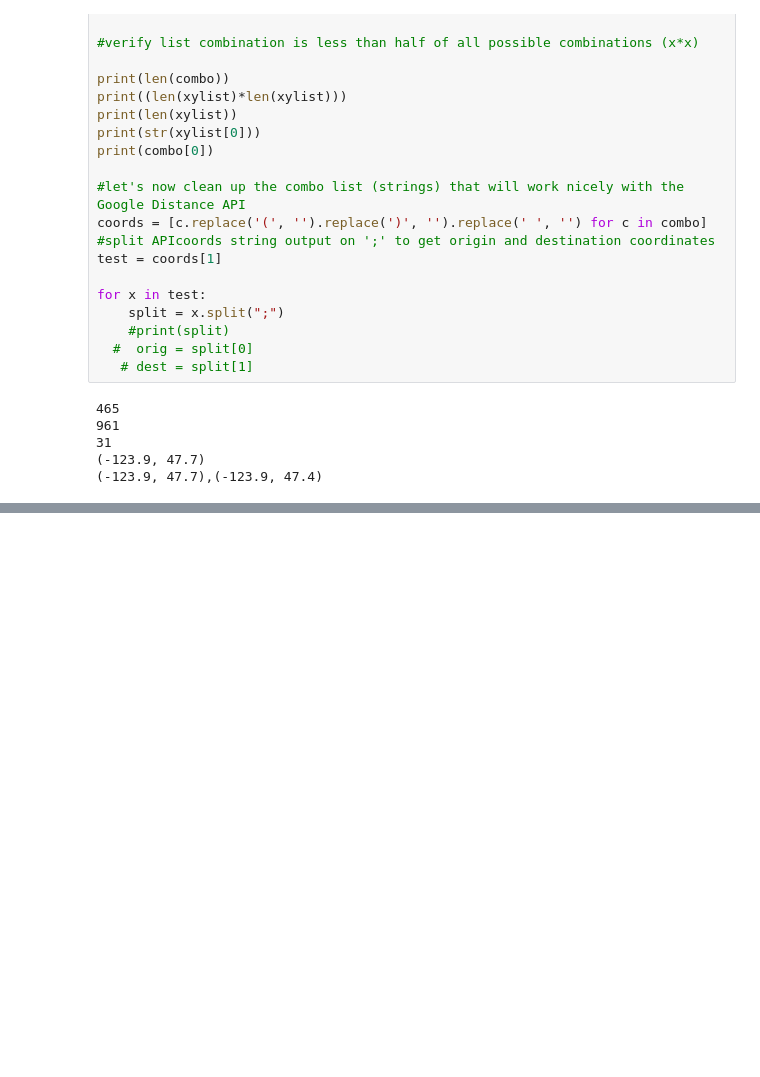
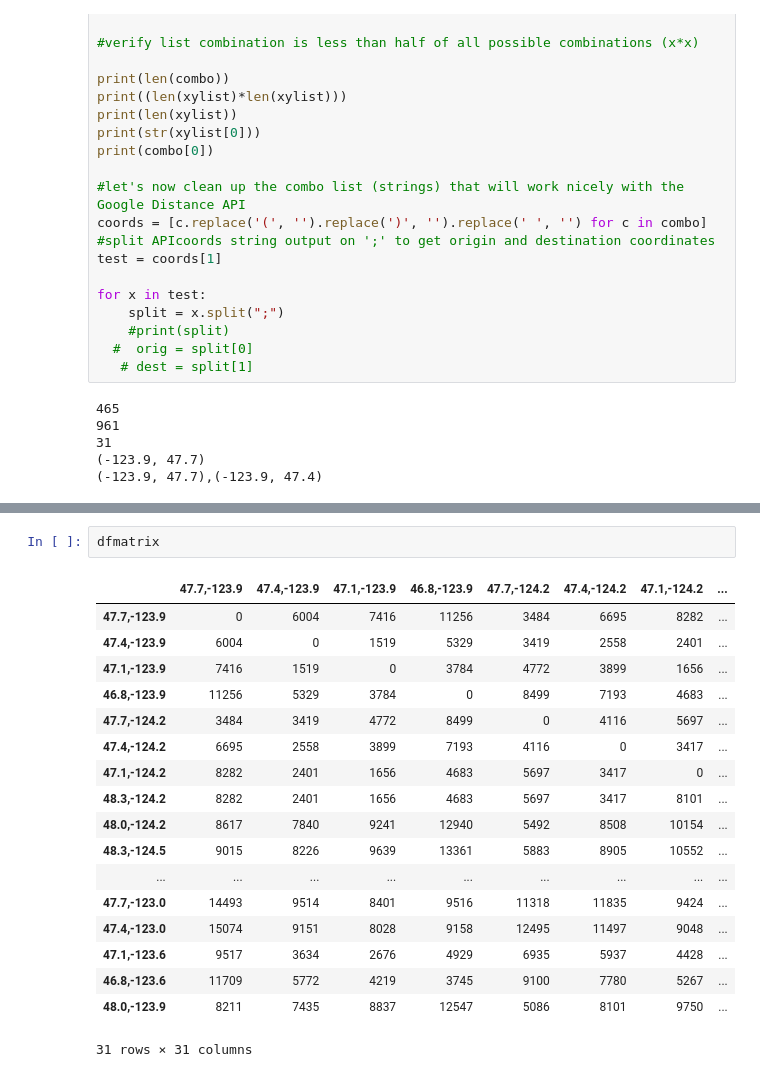
Before and after one commit to AustinJennings/Capstone, a Jupyter notebook: Notebooks/Testing Grids.ipynb, the cells around one changed output, grey strips where cells are left out. Saved outputs shown, nothing was run; the diff lists cells and outputs as text; blank space fills up the shorter version.

```diff
--- a/Notebooks/Testing Grids.ipynb
+++ b/Notebooks/Testing Grids.ipynb
@@ -214,0 +166,21 @@ dfmatrix
+# %%
+dfmatrix
+# %% [output]
+|  | 47.7,-123.9 | 47.4,-123.9 | 47.1,-123.9 | 46.8,-123.9 | 47.7,-124.2 | 47.4,-124.2 | 47.1,-124.2 | ... |
+| 47.7,-123.9 | 0 | 6004 | 7416 | 11256 | 3484 | 6695 | 8282 | ... |
+| 47.4,-123.9 | 6004 | 0 | 1519 | 5329 | 3419 | 2558 | 2401 | ... |
+| 47.1,-123.9 | 7416 | 1519 | 0 | 3784 | 4772 | 3899 | 1656 | ... |
+| 46.8,-123.9 | 11256 | 5329 | 3784 | 0 | 8499 | 7193 | 4683 | ... |
+| 47.7,-124.2 | 3484 | 3419 | 4772 | 8499 | 0 | 4116 | 5697 | ... |
+| 47.4,-124.2 | 6695 | 2558 | 3899 | 7193 | 4116 | 0 | 3417 | ... |
+| 47.1,-124.2 | 8282 | 2401 | 1656 | 4683 | 5697 | 3417 | 0 | ... |
+| 48.3,-124.2 | 8282 | 2401 | 1656 | 4683 | 5697 | 3417 | 8101 | ... |
+| 48.0,-124.2 | 8617 | 7840 | 9241 | 12940 | 5492 | 8508 | 10154 | ... |
+| 48.3,-124.5 | 9015 | 8226 | 9639 | 13361 | 5883 | 8905 | 10552 | ... |
+| ... | ... | ... | ... | ... | ... | ... | ... | ... |
+| 47.7,-123.0 | 14493 | 9514 | 8401 | 9516 | 11318 | 11835 | 9424 | ... |
+| 47.4,-123.0 | 15074 | 9151 | 8028 | 9158 | 12495 | 11497 | 9048 | ... |
+| 47.1,-123.6 | 9517 | 3634 | 2676 | 4929 | 6935 | 5937 | 4428 | ... |
+| 46.8,-123.6 | 11709 | 5772 | 4219 | 3745 | 9100 | 7780 | 5267 | ... |
+| 48.0,-123.9 | 8211 | 7435 | 8837 | 12547 | 5086 | 8101 | 9750 | ... |
+31 rows × 31 columns
```
Also changed, not shown: parts of 7 cells of this notebook.
